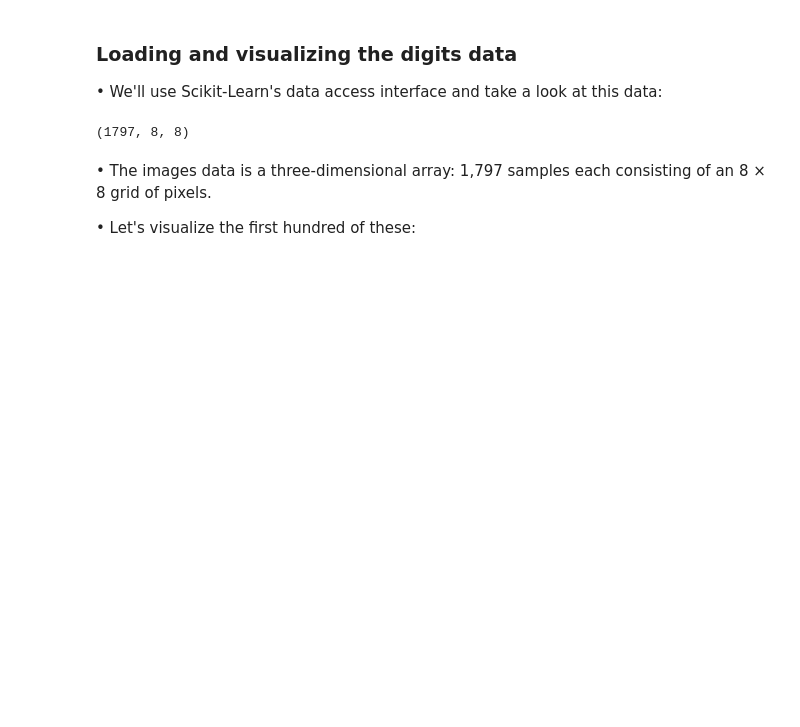
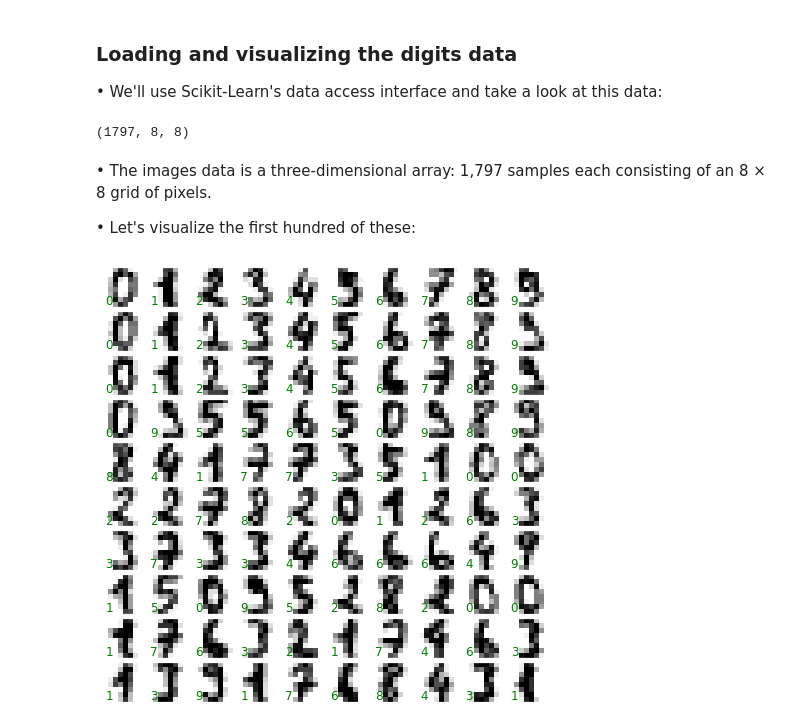
Before and after one commit to rajesh1994/python_excercise_programiz, a Jupyter notebook: python/12_scikit_learn/1. Introducing Scikit-Learn.ipynb, the cells around one changed output. Cells and saved outputs as stored; diff of their text form; code cells hidden in the pictures; blank space fills up the shorter version.

```diff
--- a/python/12_scikit_learn/1. Introducing Scikit-Learn.ipynb
+++ b/python/12_scikit_learn/1. Introducing Scikit-Learn.ipynb
@@ -406,9 +406,13 @@ digits.images.shape
 # %%
 import matplotlib.pyplot as plt
 
-fig, axes = plt.subplots(10, 10, figsize = (8, 8),
-                         subplot_kw = {'xticks' : [], 'yticks' : []},
-                         gridspec_kw = dict(hspace = 0.1, wspace = 0.1)
+fig, axes = plt.subplots(10, 10, figsize=(8, 8),
+                         subplot_kw={'xticks':[], 'yticks':[]},
+                         gridspec_kw=dict(hspace=0.1, wspace=0.1))
 
 for i, ax in enumerate(axes.flat):
-    ax.imshow(digits.imshow[i], cmap = 'binary', )
+    ax.imshow(digits.images[i], cmap='binary', interpolation='nearest')
+    ax.text(0.05, 0.05, str(digits.target[i]),
+            transform=ax.transAxes, color='green')
+# %% [output]
+[figure, added]
```
Also changed, not shown: parts of 8 cells of this notebook.
